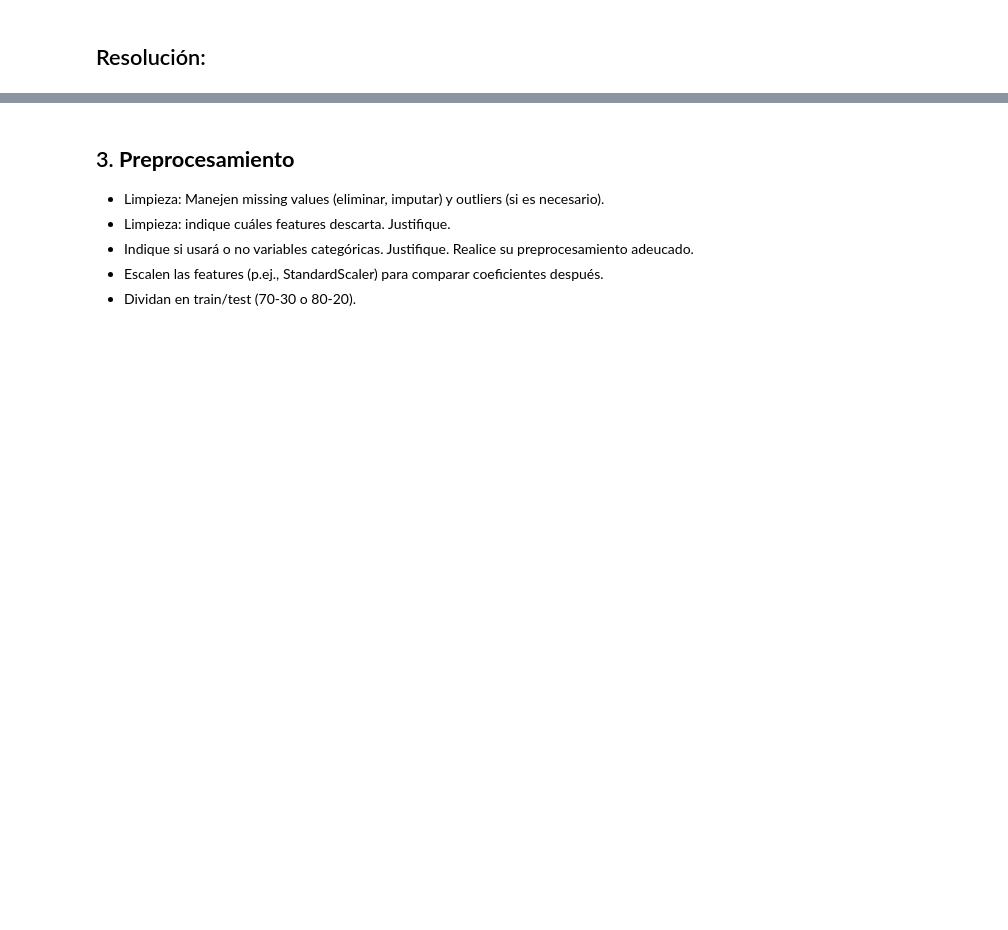
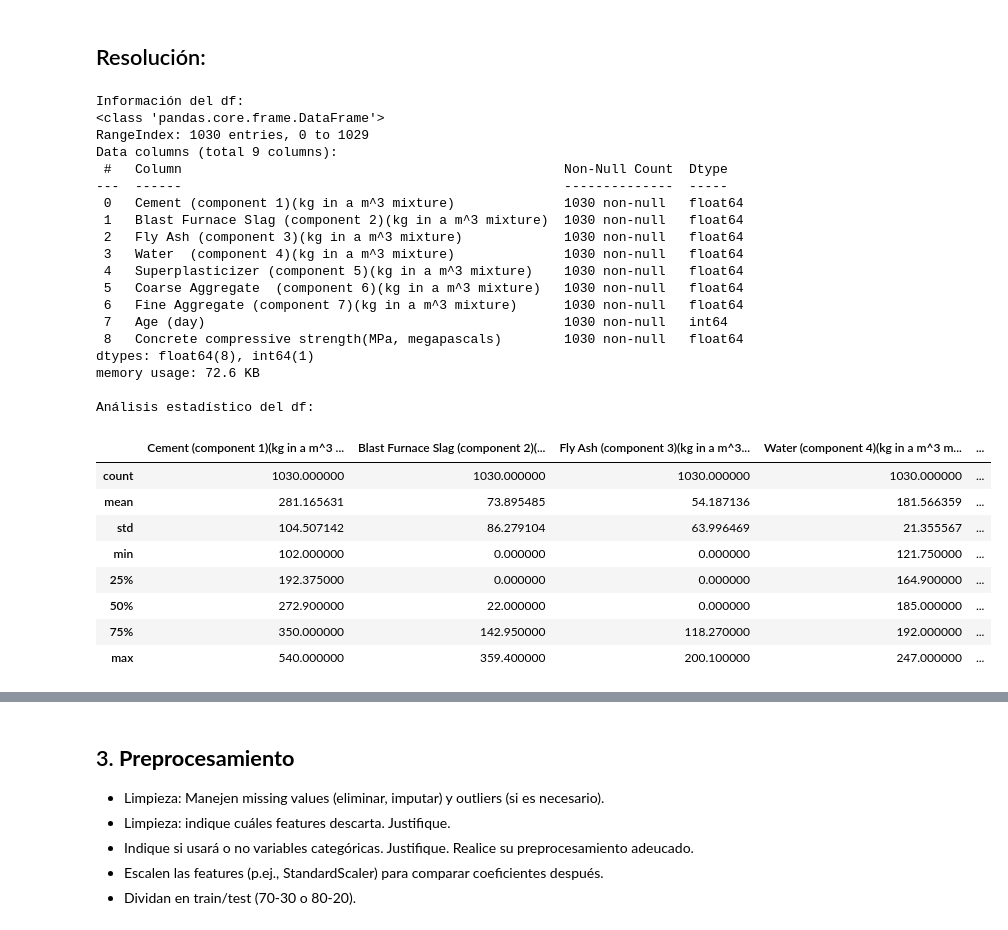
Before and after one commit to luciosjodin/AprendizajeAutomatico1, a Jupyter notebook: TP1_AA1_Sjödin_Lucio.ipynb, the cells around one changed output, grey strips where cells are left out. Saved outputs shown, nothing was run; the diff lists cells and outputs as text; code cells hidden in the pictures; blank space fills up the shorter version.

```diff
--- a/TP1_AA1_Sjödin_Lucio.ipynb
+++ b/TP1_AA1_Sjödin_Lucio.ipynb
@@ -59,3 +78,37 @@
    - **Pregunta clave**: ¿Qué relaciones lineales preliminares observan?
 # %% [markdown]
 ## Resolución:
+# %%
+print('Información del df:')
+df.info()
+print('\nAnálisis estadístico del df: ')
+df.describe()
+# %% [output]
+Información del df:
+<class 'pandas.core.frame.DataFrame'>
+RangeIndex: 1030 entries, 0 to 1029
+Data columns (total 9 columns):
+ #   Column                                                 Non-Null Count  Dtype
+---  ------                                                 --------------  -----
+ 0   Cement (component 1)(kg in a m^3 mixture)              1030 non-null   float64
+ 1   Blast Furnace Slag (component 2)(kg in a m^3 mixture)  1030 non-null   float64
+ 2   Fly Ash (component 3)(kg in a m^3 mixture)             1030 non-null   float64
+ 3   Water  (component 4)(kg in a m^3 mixture)              1030 non-null   float64
+ 4   Superplasticizer (component 5)(kg in a m^3 mixture)    1030 non-null   float64
+ 5   Coarse Aggregate  (component 6)(kg in a m^3 mixture)   1030 non-null   float64
+ 6   Fine Aggregate (component 7)(kg in a m^3 mixture)      1030 non-null   float64
+ 7   Age (day)                                              1030 non-null   int64
+ 8   Concrete compressive strength(MPa, megapascals)        1030 non-null   float64
+dtypes: float64(8), int64(1)
+memory usage: 72.6 KB
+
+Análisis estadístico del df:
+|  | Cement (component 1)(kg in a m^3 ... | Blast Furnace Slag (component 2)(... | Fly Ash (component 3)(kg in a m^3... | Water (component 4)(kg in a m^3 m... | ... |
+| count | 1030.000000 | 1030.000000 | 1030.000000 | 1030.000000 | ... |
+| mean | 281.165631 | 73.895485 | 54.187136 | 181.566359 | ... |
+| std | 104.507142 | 86.279104 | 63.996469 | 21.355567 | ... |
+| min | 102.000000 | 0.000000 | 0.000000 | 121.750000 | ... |
+| 25% | 192.375000 | 0.000000 | 0.000000 | 164.900000 | ... |
+| 50% | 272.900000 | 22.000000 | 0.000000 | 185.000000 | ... |
+| 75% | 350.000000 | 142.950000 | 118.270000 | 192.000000 | ... |
+| max | 540.000000 | 359.400000 | 200.100000 | 247.000000 | ... |
```
Also changed, not shown: parts of 32 cells of this notebook.
